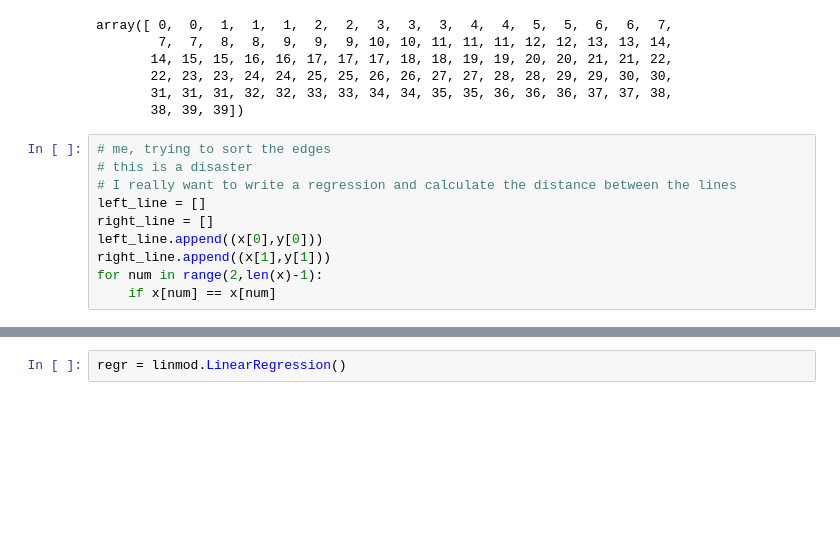
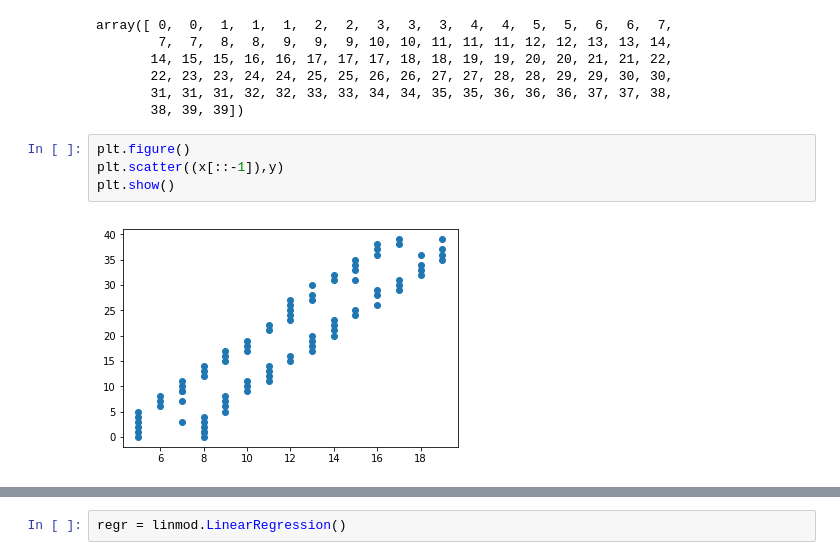
Before and after one commit to wesleyktatum/Nanowire_Measurements, a Jupyter notebook: OpenCV_learning.ipynb, the cells around one changed output, grey strips where cells are left out. Cells and saved outputs as stored; diff of their text form; blank space fills up the shorter version.

Commit message:
still trying to fit the edges to lines.

```diff
--- a/OpenCV_learning.ipynb
+++ b/OpenCV_learning.ipynb
@@ -82,13 +82,9 @@ array([ 0,  0,  1,  1,  1,  2,  2,  3,  3,  3,  4,  4,  5,  5,  6,  6,  7,
        22, 23, 23, 24, 24, 25, 25, 26, 26, 27, 27, 28, 28, 29, 29, 30, 30,
        31, 31, 31, 32, 32, 33, 33, 34, 34, 35, 35, 36, 36, 36, 37, 37, 38,
        38, 39, 39])
-# %%
-# me, trying to sort the edges
-# this is a disaster
-# I really want to write a regression and calculate the distance between the lines
-left_line = []
-right_line = []
-left_line.append((x[0],y[0]))
-right_line.append((x[1],y[1]))
-for num in range(2,len(x)-1):
-    if x[num] == x[num]
+# %%
+plt.figure()
+plt.scatter((x[::-1]),y)
+plt.show()
+# %% [output]
+[figure, added]
```
Also changed, not shown: parts of 4 cells of this notebook.
